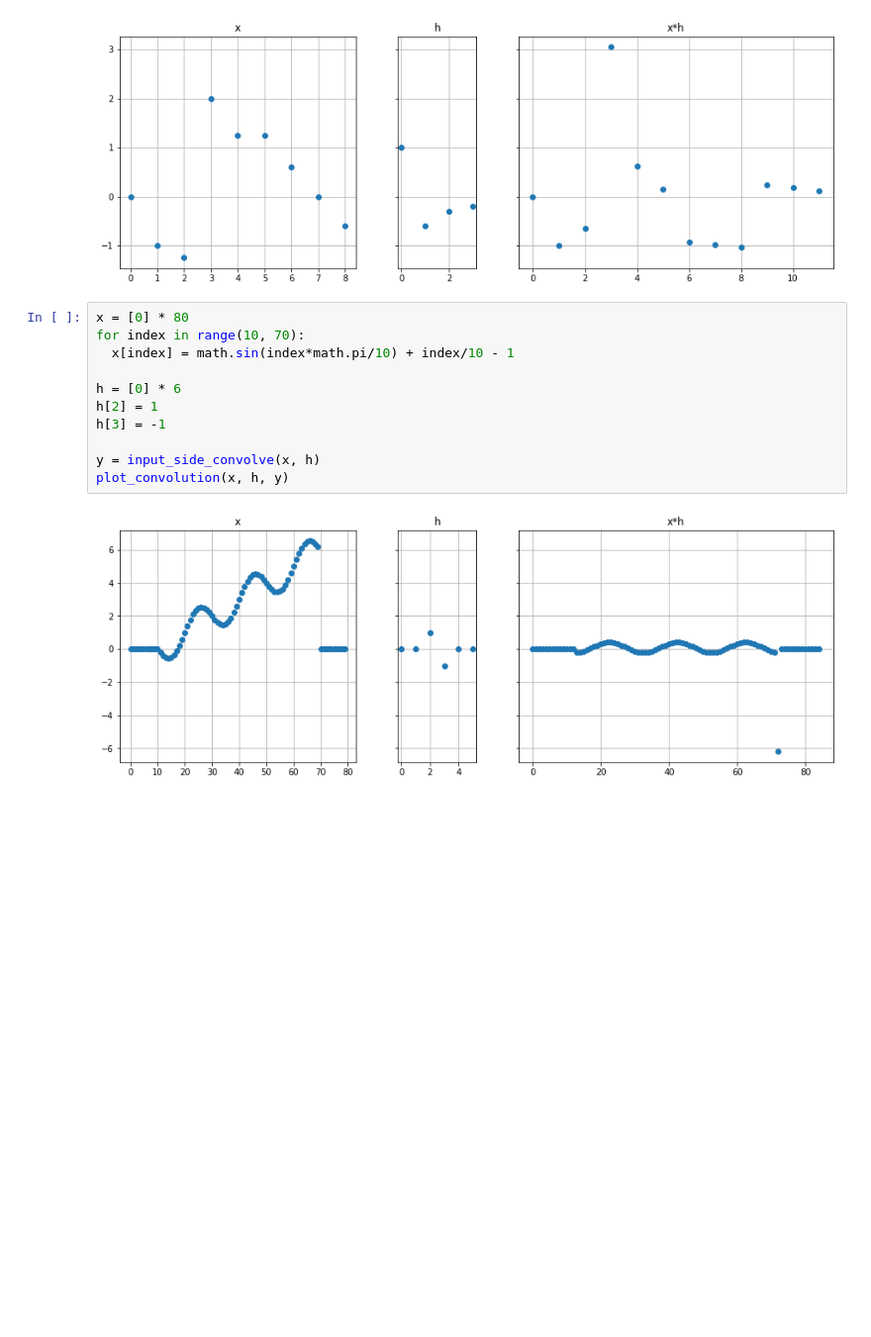
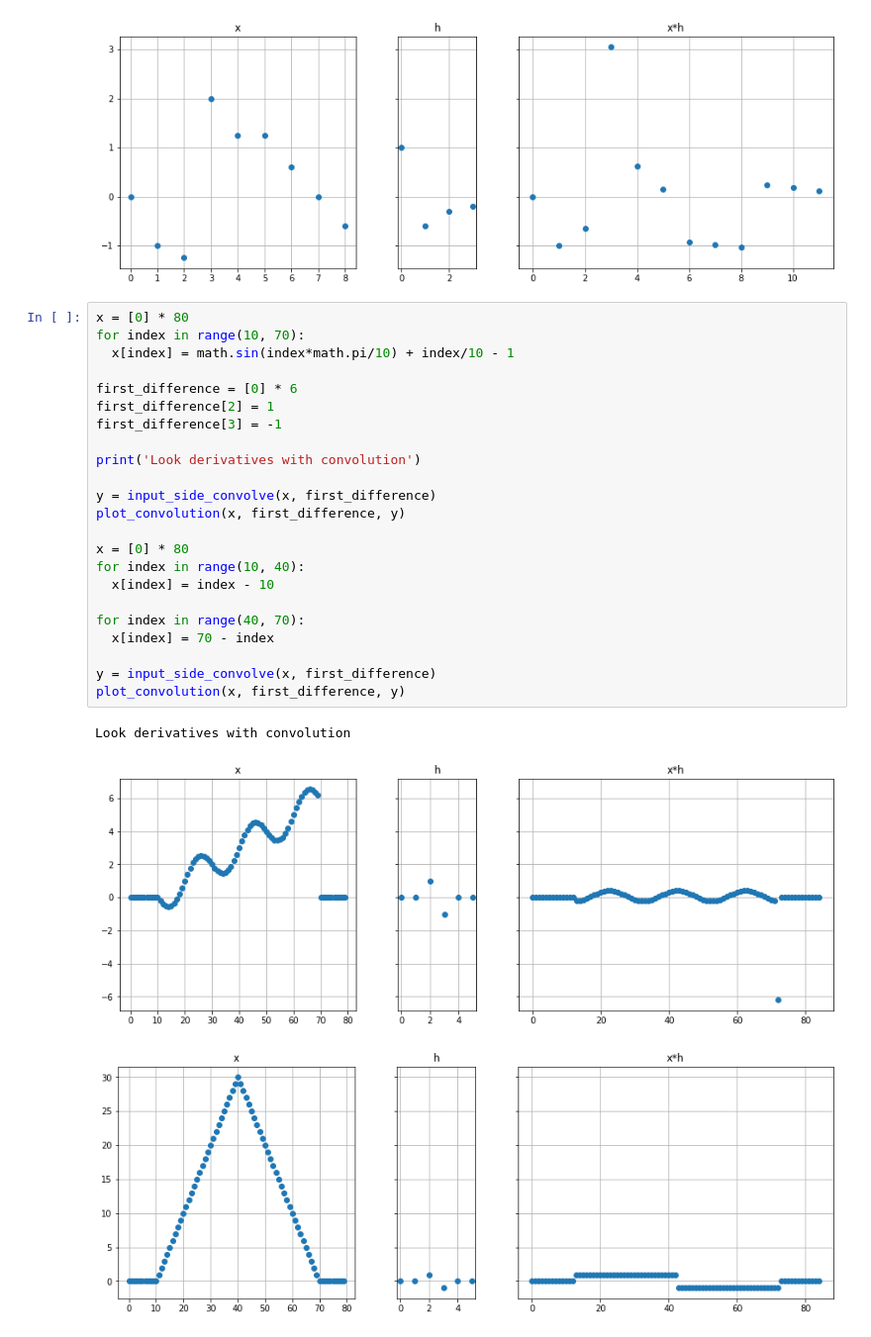
Before and after one commit to ctarrington/data-science-hw, a Jupyter notebook: dsp-practical-guide/ch05/discrete_convolution.ipynb, the cells around one changed output. Shown at 99% size. Saved outputs shown, nothing was run; the diff lists cells and outputs as text; blank space fills up the shorter version.

```diff
--- a/dsp-practical-guide/ch05/discrete_convolution.ipynb
+++ b/dsp-practical-guide/ch05/discrete_convolution.ipynb
@@ -58,13 +58,27 @@ plot_convolution(x, h, y)
 # %%
 x = [0] * 80
 for index in range(10, 70):
   x[index] = math.sin(index*math.pi/10) + index/10 - 1
 
-h = [0] * 6
-h[2] = 1
-h[3] = -1
+first_difference = [0] * 6
+first_difference[2] = 1
+first_difference[3] = -1
 
-y = input_side_convolve(x, h)
-plot_convolution(x, h, y)
+print('Look derivatives with convolution')
+
+y = input_side_convolve(x, first_difference)
+plot_convolution(x, first_difference, y)
+
+x = [0] * 80
+for index in range(10, 40):
+  x[index] = index - 10
+
+for index in range(40, 70):
+  x[index] = 70 - index
+
+y = input_side_convolve(x, first_difference)
+plot_convolution(x, first_difference, y)
 # %% [output]
+Look derivatives with convolution
 [figure]
+[figure, added]
```
